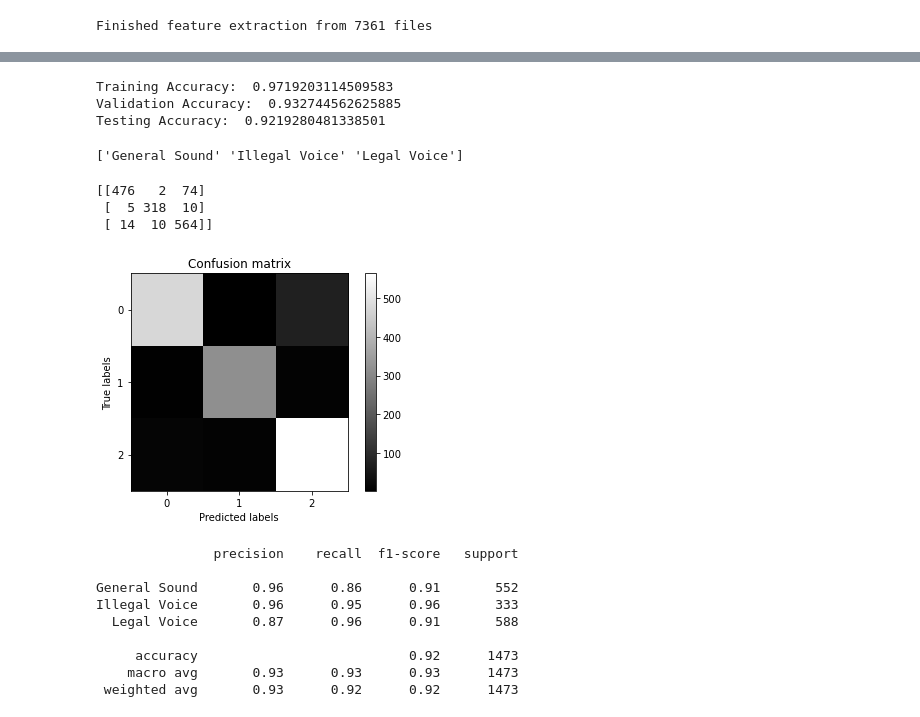
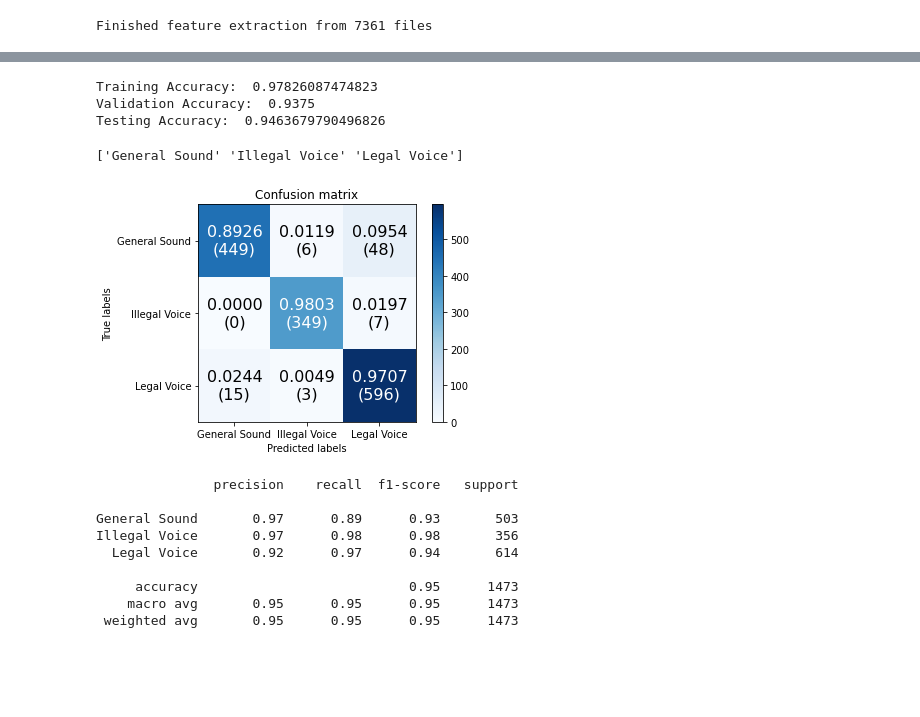
Before and after one commit to binAudioMeo/keras-CNN-MFCC, a Jupyter notebook: Binary_Classification/Audio_Classification.ipynb, the cells around one changed output, grey strips where cells are left out. Cells and saved outputs as stored; diff of their text form; code cells hidden in the pictures; blank space fills up the shorter version.

```diff
--- a/Binary_Classification/Audio_Classification.ipynb
+++ b/Binary_Classification/Audio_Classification.ipynb
@@ -89,19 +99,11 @@ Counter({2: 588, 0: 552, 1: 333})
 # %%
-import numpy as np
 from keras.models import Sequential
-from keras.layers import Dense, Dropout, Activation, Flatten
-from keras.layers import Convolution2D, MaxPooling2D
-from keras.optimizers import Adam
-from keras.utils import np_utils
-from sklearn import metrics
-
-num_labels = yy.shape[1]
-filter_size = 2
+from keras.layers import Dense, Dropout, Activation#, Flatten
 
 # Construct model
 model = Sequential()
 
-model.add(Dense(256, input_shape=(40,)))
+model.add(Dense(256, input_shape=x_train[0].shape))
 model.add(Activation('relu'))
 model.add(Dropout(0.5))
 
@@ -109,7 +111,7 @@ model.add(Dense(256))
 model.add(Activation('relu'))
 model.add(Dropout(0.5))
 
-model.add(Dense(num_labels))
+model.add(Dense(yy.shape[1]))
 model.add(Activation('softmax'))
 # %%
 # Compile the model
@@ -186,47 +188,53 @@ print("Validation Accuracy: ", score[1])
 score = model.evaluate(x_test, y_test, verbose=0)
 print("Testing Accuracy: ", score[1])
 # %% [output]
-Training Accuracy:  0.9719203114509583
-Validation Accuracy:  0.932744562625885
-Testing Accuracy:  0.9219280481338501
+Training Accuracy:  0.97826087474823
+Validation Accuracy:  0.9375
+Testing Accuracy:  0.9463679790496826
 # %%
 from sklearn.metrics import confusion_matrix
 import matplotlib.pyplot as plt
 import numpy as np
 from sklearn.metrics import classification_report
+from matplotlib.colors import Normalize
 
 print(le.classes_)
 
-y_true = np.argmax(y_test, axis=1)
-y_pred = model.predict_classes(x_test)
+y_true = np.argmax(y_test, axis=-1)
+y_pred = np.argmax(model.predict(x_test), axis=-1)
 confusion_mat = confusion_matrix(y_true, y_pred)
-print(confusion_mat)
+ratio_mat = confusion_mat.astype('float') / confusion_mat.sum(axis=1)[:, np.newaxis]
 
-plt.imshow(confusion_mat, interpolation='nearest', cmap=plt.cm.gray)
+plt.imshow(confusion_mat, interpolation='nearest', cmap=plt.cm.Blues)
 plt.title('Confusion matrix')
 plt.colorbar()
 ticks = np.arange(3)
-plt.xticks(ticks, ticks)
-plt.yticks(ticks, ticks)
+plt.xticks(ticks, le.classes_)
+plt.yticks(ticks, le.classes_)
+thresh = confusion_mat.max() / 2
+for i in range(3):
+    for j in range(3):
+        plt.text(j, i, "{:0.4f}\n({})".format(ratio_mat[i, j], confusion_mat[i, j]),
+                 ha="center",
+                 va="center",
+                 color="white" if confusion_mat[i, j] > thresh else "black",
+                 fontsize=16)
 plt.ylabel('True labels')
 plt.xlabel('Predicted labels')
 plt.show()
 
 print(classification_report(y_true, y_pred, target_names=le.classes_))
 # %% [output]
 ['General Sound' 'Illegal Voice' 'Legal Voice']
+[figure, new version]
-[[476   2  74]
- [  5 318  10]
- [ 14  10 564]]
+               precision    recall  f1-score   support
+
+General Sound       0.97      0.89      0.93       503
+Illegal Voice       0.97      0.98      0.98       356
+  Legal Voice       0.92      0.97      0.94       614
+
+     accuracy                           0.95      1473
+    macro avg       0.95      0.95      0.95      1473
+ weighted avg       0.95      0.95      0.95      1473
-[figure, old version]
-               precision    recall  f1-score   support
-
-General Sound       0.96      0.86      0.91       552
-Illegal Voice       0.96      0.95      0.96       333
-  Legal Voice       0.87      0.96      0.91       588
-
-     accuracy                           0.92      1473
-    macro avg       0.93      0.93      0.93      1473
- weighted avg       0.93      0.92      0.92      1473
 # %%
 def print_prediction(file_name):
```
Also changed, not shown: parts of 7 cells of this notebook.
